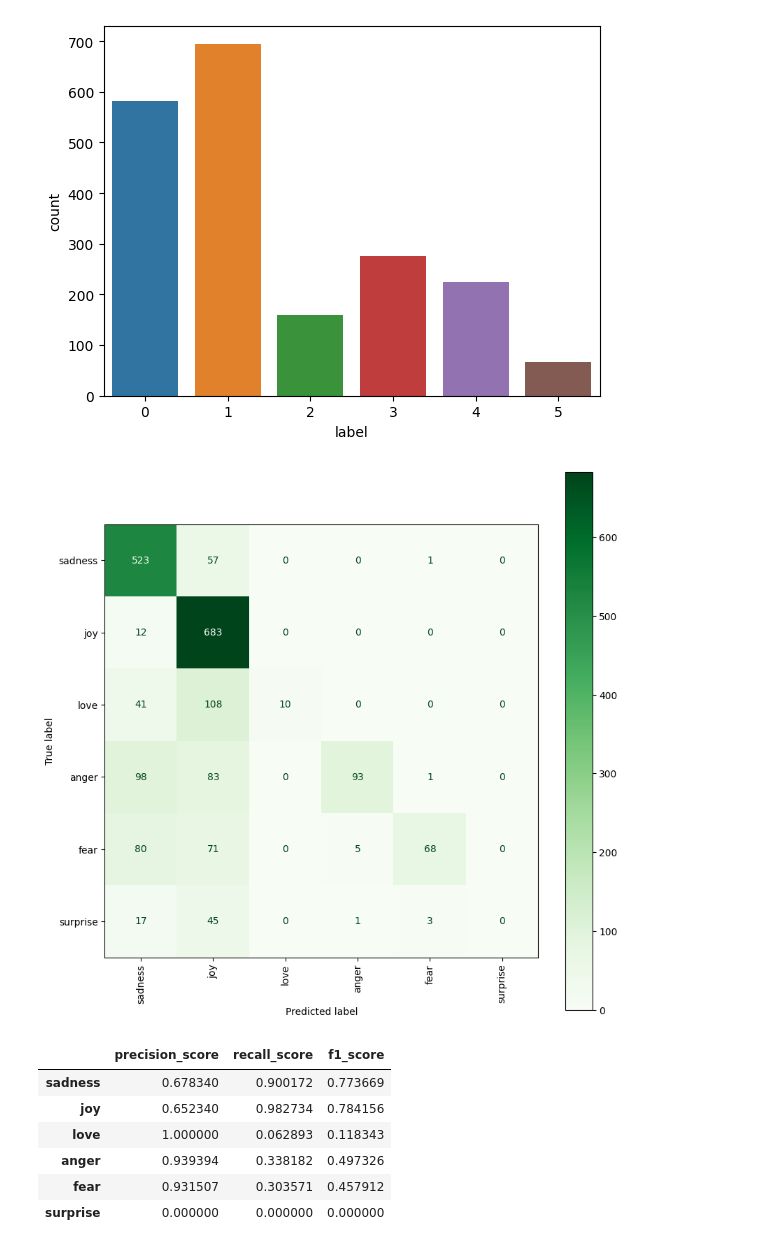
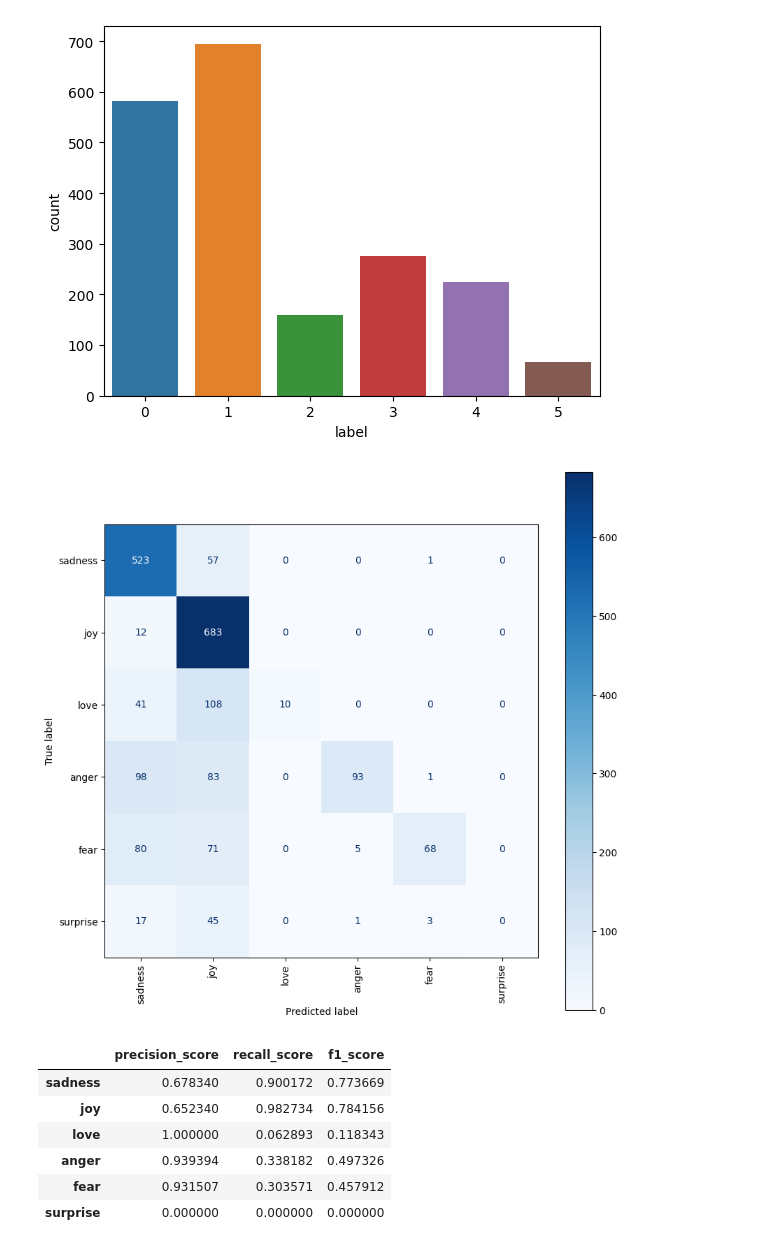
Before and after one commit to 112523chen/Project_SA_CTP, a Jupyter notebook: research.ipynb, the cells around one changed output. Drawn from its saved outputs; the diff is of its cells as text; code cells hidden in the pictures.

```diff
--- a/research.ipynb
+++ b/research.ipynb
@@ -113,35 +113,35 @@ y_train = train_df['label']
 X_test = test_df['cleaned_text']
 y_test = test_df['label']
 
 #Fit and Transform
 X_temp = pd.concat([X_train,X_test])
 vectorizer = TfidfVectorizer()
 vectorizer.fit(X_temp)
 
 X_train = vectorizer.transform(X_train)
 X_test = vectorizer.transform(X_test)
 
 #Create model and predict
 model = MultinomialNB()
 model.fit(X_train, y_train)
 y_pred = model.predict(X_test)
 
 #Create confusion matrix for Tfid model
 fig, ax = plt.subplots(figsize=(10, 10))
-plot_confusion_matrix(model, X_test, y_test, display_labels=['sadness','joy','love','anger','fear','surprise'], cmap=plt.cm.Greens, ax=ax)
+plot_confusion_matrix(model, X_test, y_test, display_labels=['sadness','joy','love','anger','fear','surprise'], cmap=plt.cm.Blues, ax=ax)
 plt.xticks(rotation=90)
 plt.show()
 
 #display metrics
 metrics_df = {
     'precision_score' : precision_score(y_test, y_pred, average=None),
     'recall_score' : recall_score(y_test, y_pred, average=None),
     'f1_score' : f1_score(y_test, y_pred, average=None)
 }
 
 display(pd.DataFrame(metrics_df, index=['sadness','joy','love','anger','fear','surprise']))
 # %% [output]
-[figure, old version]
+[figure, new version]
 |  | precision_score | recall_score | f1_score |
 | sadness | 0.678340 | 0.900172 | 0.773669 |
 | joy | 0.652340 | 0.982734 | 0.784156 |
```
Also changed, not shown: parts of 3 cells of this notebook.
